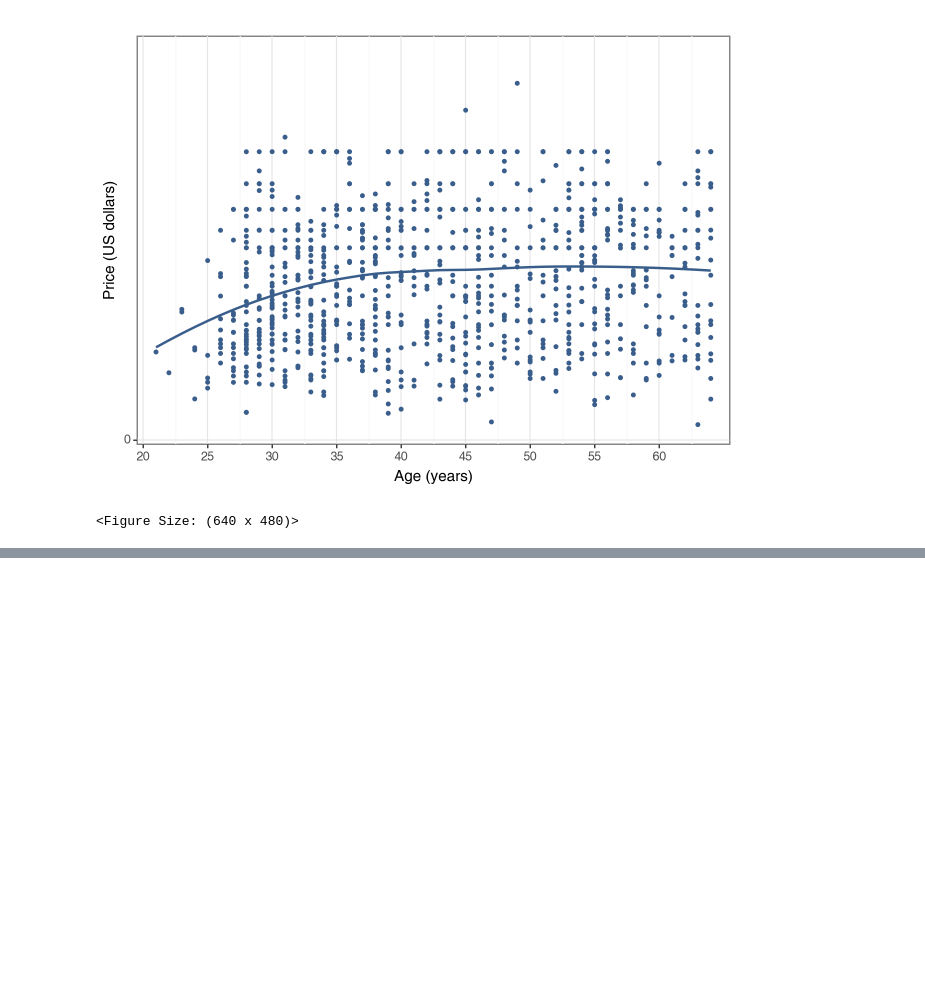
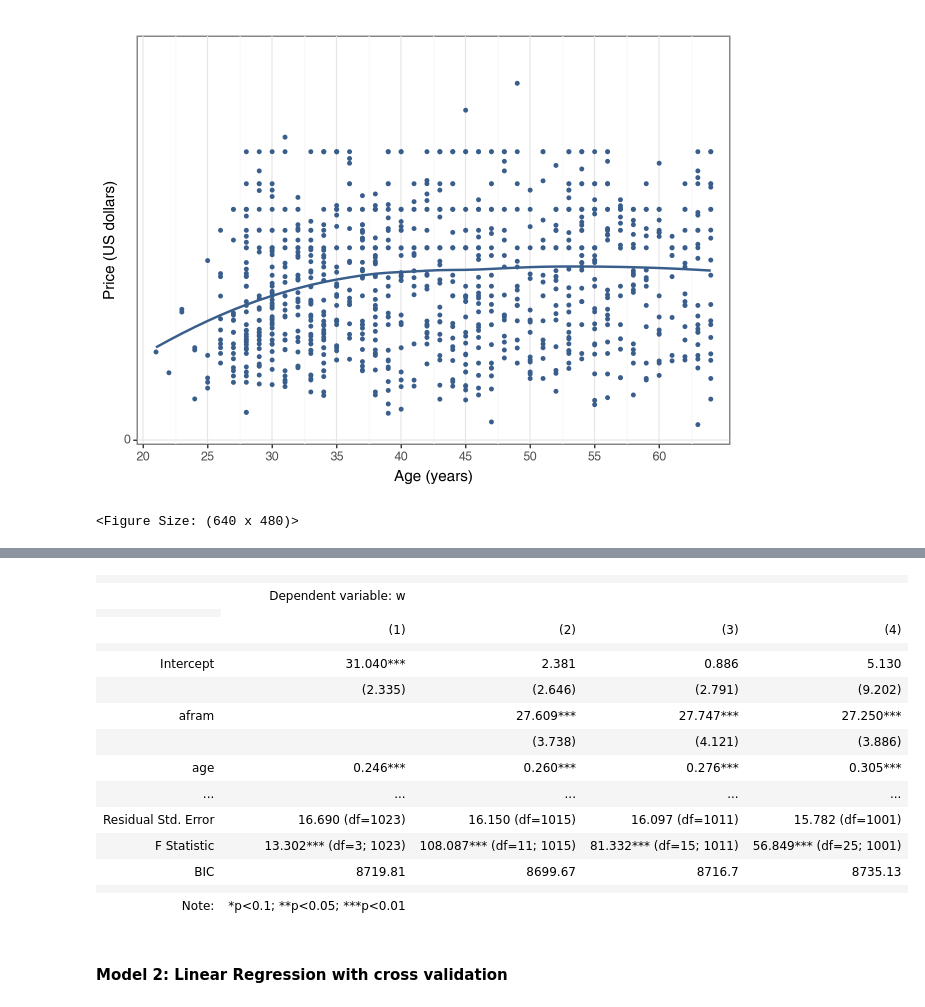
Before and after one commit to mateschieszler/DA3_A1, a Jupyter notebook: DA3-A1_code.ipynb, the cells around one changed output, grey strips where cells are left out. Drawn from its saved outputs; the diff is of its cells as text; code cells hidden in the pictures; blank space fills up the shorter version.

```diff
--- a/DA3-A1_code.ipynb
+++ b/DA3-A1_code.ipynb
@@ -569,0 +604,2 @@ sns.regplot(
+# %%
+reg1 = smf.ols("w ~ age + agesq + female", data=data).fit(cov_type="HC0")
@@ -569,0 +630,14 @@ sns.regplot(
+# %%
+reg2 = smf.ols(
+    "w ~ age + agesq + female + ed_other + ed_MA + ed_Pro + ed_Phd + white + afram + asian + hisp + othernonw",
+    data=data).fit(cov_type="HC0")
+
+reg3 = smf.ols(
+    "w ~ age + agesq + female + ed_other + ed_MA + ed_Pro + ed_Phd + white + afram + asian + hisp + othernonw + child0 + child1 + child2 + child3 + child4pl",
+    data=data,
+).fit(cov_type="HC0")
+
+reg4 = smf.ols(
+    "w ~ age + agesq + female + ed_other + ed_MA + ed_Pro + ed_Phd + white + afram + asian + hisp + othernonw + child0 + child1 + child2 + child3 + child4pl + married + divorced + wiwowed + nevermar + nonUSborn + fedgov + stagov + locgov + nonprof + forprof + union",
+    data=data,
+).fit(cov_type="HC0")
@@ -569,0 +711,24 @@ sns.regplot(
+# %%
+bic = [round(x.bic, 2) for x in [reg1,reg2,reg3,reg4]]
+sg = stargazer.Stargazer([reg1,reg2,reg3,reg4])
+sg.add_line('BIC', bic, location=stargazer.LineLocation.FOOTER_BOTTOM)
+sg
+# %% [output]
+|  |  |  |  |  |
+|  | Dependent variable: w |  |  |  |
+|  |
+|  | (1) | (2) | (3) | (4) |
+|  |  |  |  |  |
+| Intercept | 31.040*** | 2.381 | 0.886 | 5.130 |
+|  | (2.335) | (2.646) | (2.791) | (9.202) |
+| afram |  | 27.609*** | 27.747*** | 27.250*** |
+|  |  | (3.738) | (4.121) | (3.886) |
+| age | 0.246*** | 0.260*** | 0.276*** | 0.305*** |
+| ... | ... | ... | ... | ... |
+| Residual Std. Error | 16.690 (df=1023) | 16.150 (df=1015) | 16.097 (df=1011) | 15.782 (df=1001) |
+| F Statistic | 13.302*** (df=3; 1023) | 108.087*** (df=11; 1015) | 81.332*** (df=15; 1011) | 56.849*** (df=25; 1001) |
+| BIC | 8719.81 | 8699.67 | 8716.7 | 8735.13 |
+|  |  |  |  |  |
+| Note: | *p<0.1; **p<0.05; ***p<0.01 |  |  |  |
+# %% [markdown]
+#### Model 2: Linear Regression with cross validation
```
Also changed, not shown: parts of 18 cells of this notebook, 2 other files.
